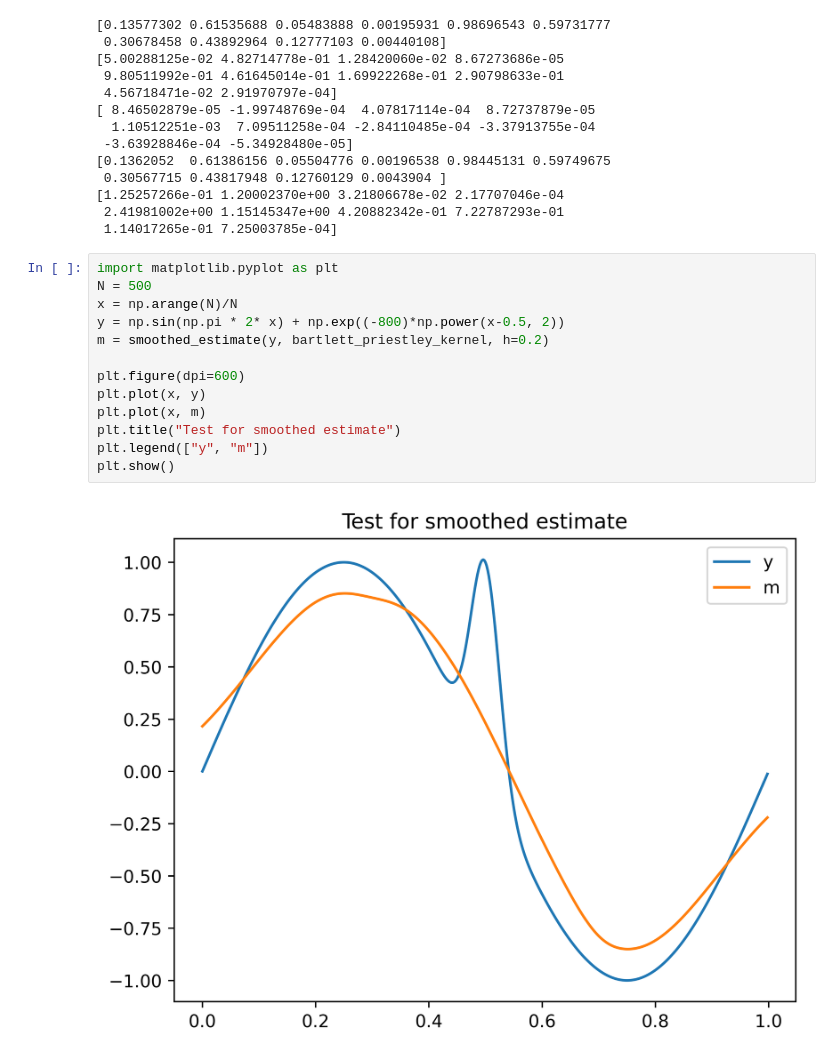
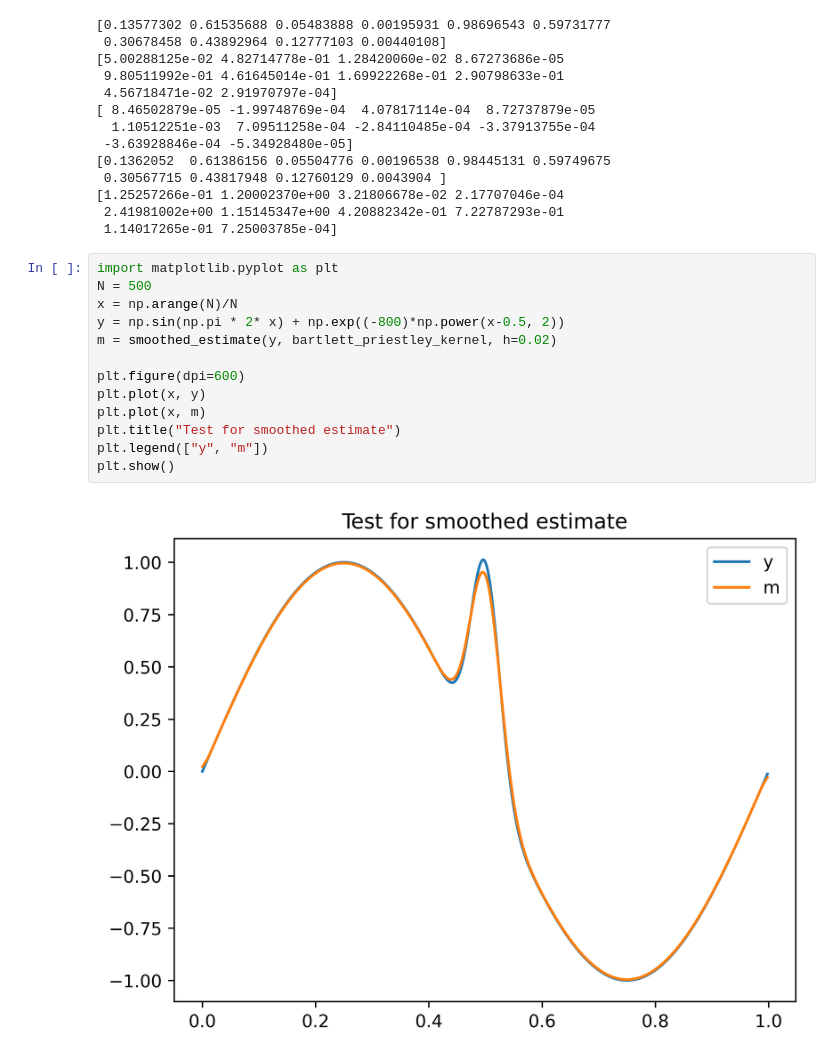
Before and after one commit to JonasEmrich/Wild-Bootstrap-Tests, a Jupyter notebook: wild_bootstrap.ipynb, the cells around one changed output. Cells and saved outputs as stored; diff of their text form.

```diff
--- a/wild_bootstrap.ipynb
+++ b/wild_bootstrap.ipynb
@@ -143,15 +138,15 @@ print(np.mean(np.power(x_all, 3), axis=0))
 # %%
 import matplotlib.pyplot as plt
 N = 500
 x = np.arange(N)/N
 y = np.sin(np.pi * 2* x) + np.exp((-800)*np.power(x-0.5, 2))
-m = smoothed_estimate(y, bartlett_priestley_kernel, h=0.2)
+m = smoothed_estimate(y, bartlett_priestley_kernel, h=0.02)
 
 plt.figure(dpi=600)
 plt.plot(x, y)
 plt.plot(x, m)
 plt.title("Test for smoothed estimate")
 plt.legend(["y", "m"])
 plt.show()
 # %% [output]
-[figure, old version]
+[figure, new version]
```
Also changed, not shown: parts of 3 cells of this notebook.
